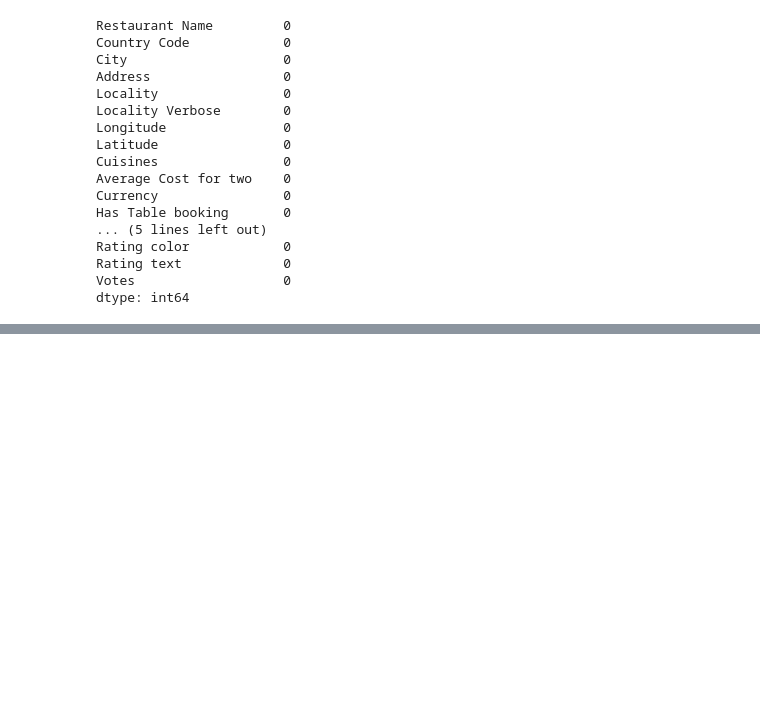
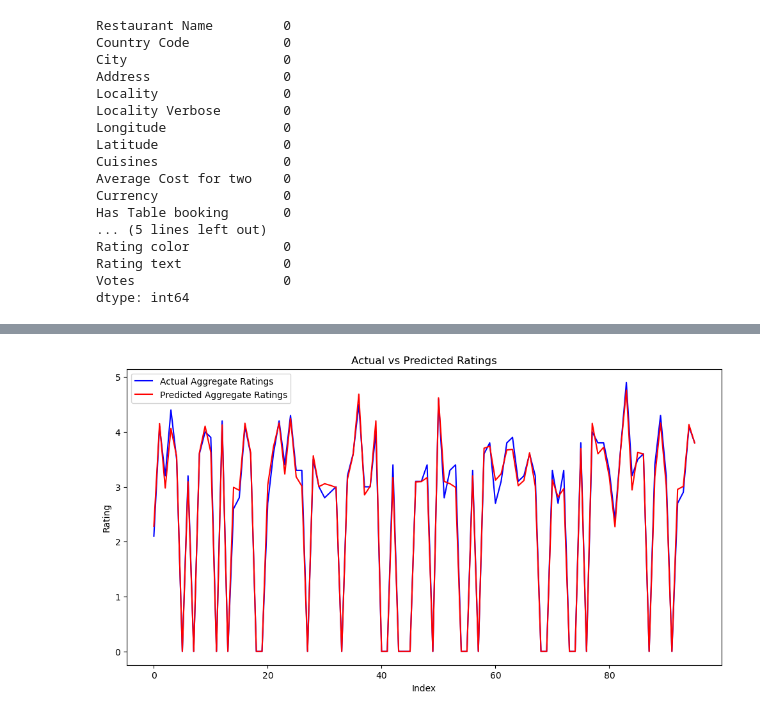
Before and after one commit to mrawaismurtaza/Machine-Learning-Internship-Cognifyz, a Jupyter notebook: TASKS/01 Predict Restaurant Ratings/Predict Restaurant Ratings.ipynb, the cells around one changed output, grey strips where cells are left out. Cells and saved outputs as stored; diff of their text form; code cells hidden in the pictures; blank space fills up the shorter version.

```diff
--- a/TASKS/01 Predict Restaurant Ratings/Predict Restaurant Ratings.ipynb
+++ b/TASKS/01 Predict Restaurant Ratings/Predict Restaurant Ratings.ipynb
@@ -98,0 +176,13 @@ dtype: int64
+# %%
+# Plotting predicted ratings
+
+plt.figure(figsize=(12, 6))
+plt.plot(range(len(y_test)), y_test, color='blue', label='Actual Aggregate Ratings')
+plt.plot(range(len(y_pred)), y_pred, color='red', label='Predicted Aggregate Ratings')
+plt.title('Actual vs Predicted Ratings')
+plt.xlabel('Index')
+plt.ylabel('Rating')
+plt.legend()
+plt.show()
+# %% [output]
+[figure, added]
```
Also changed, not shown: parts of 14 cells of this notebook.
